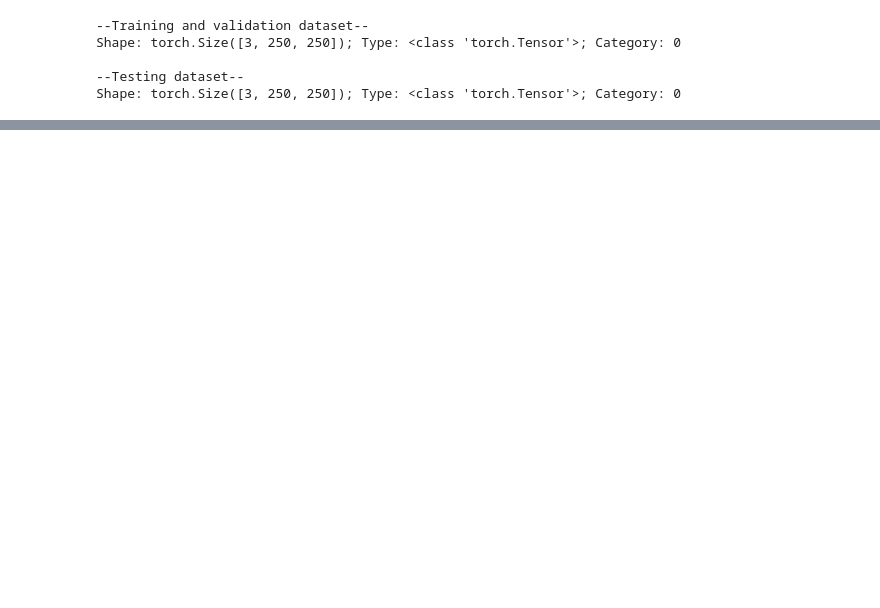
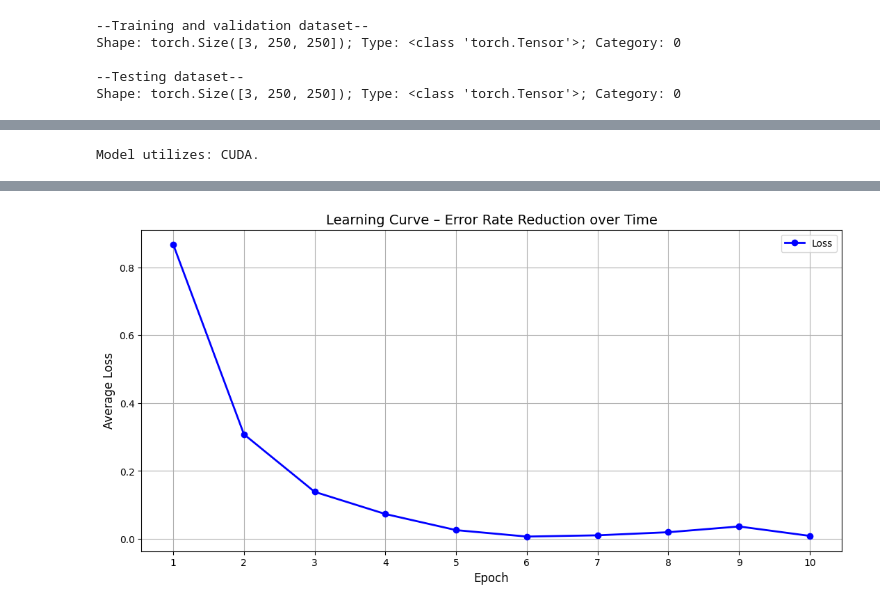
Before and after one commit to mmalolee/CNN_brain_tumor, a Jupyter notebook: CNN.ipynb, the cells around one changed output, grey strips where cells are left out. Saved outputs shown, nothing was run; the diff lists cells and outputs as text; code cells hidden in the pictures; blank space fills up the shorter version.

```diff
--- a/CNN.ipynb
+++ b/CNN.ipynb
@@ -254,0 +313,7 @@ plt.show()
+# %%
+seed = torch.Generator().manual_seed(42)
+train_data, val_data = random_split(full_training_and_val_dataset_transformed, [0.75, 0.25], generator=seed)
+
+train_loader = DataLoader(train_data, batch_size=32, shuffle=True, pin_memory=True)
+val_loader = DataLoader(val_data, batch_size=32, shuffle=False, pin_memory=True)
+test_loader = DataLoader(full_test_dataset_transformed, batch_size=32, shuffle=False, pin_memory=True)
@@ -254,0 +343,69 @@ plt.show()
+# %%
+model = AntiTumor()
+device = torch.device("cuda" if torch.cuda.is_available() else "cpu")
+
+print(f"Model utilizes: {str(device).upper()}.")
+
+model.to(device);
+# %% [output]
+Model utilizes: CUDA.
+# %%
+import torch.optim as optim
+
+
+loss_func = nn.CrossEntropyLoss()
+optimizer = optim.Adam(model.parameters(), lr=0.001)
+# %%
+epochs = 10
+
+epochs_data = [epoch for epoch in range(1, epochs+1)]
+avg_loss_data = []
+
+train_start_time = time.time()
+
+for epoch in range(epochs):
+    running_loss = 0.0
+    model.train()
+
+    for img, category in train_loader:
+        img, category = img.to(device), category.to(device)
+
+        optimizer.zero_grad()
+
+        outputs = model(img)
+
+        loss = loss_func(outputs, category)
+        loss.backward()
+
+        optimizer.step()
+
+        running_loss += loss.item()
+
+    avg_loss = running_loss / len(train_loader)
+    avg_loss_data.append(avg_loss)
+
+    print(f"Epoch: [{epoch+1}/{epochs}] | Average Loss: {avg_loss:.4f}.")
+
+if torch.cuda.is_available():
+    torch.cuda.synchronize()
+
+train_stop_time = time.time()
+train_total_secodns = train_stop_time - train_start_time
+
+print(F"\nTraining completed in {datetime.timedelta(seconds=int(train_total_secodns))}.")
+
+
+
+plt.figure(figsize=(13, 6))
+
+plt.plot(epochs_data, avg_loss_data, 'o-', color='blue', label='Loss', linewidth=2)
+
+plt.title('Learning Curve – Error Rate Reduction over Time', fontsize=14)
+plt.xlabel('Epoch', fontsize=12)
+plt.ylabel('Average Loss', fontsize=12)
+plt.xticks(epochs_data)
+plt.grid(True, linestyle='-')
+plt.legend()
+
+plt.show()
+# %% [output]
@@ -254,0 +424 @@ plt.show()
+[figure, added]
```
Also changed, not shown: parts of 53 cells of this notebook, 1 other file.
